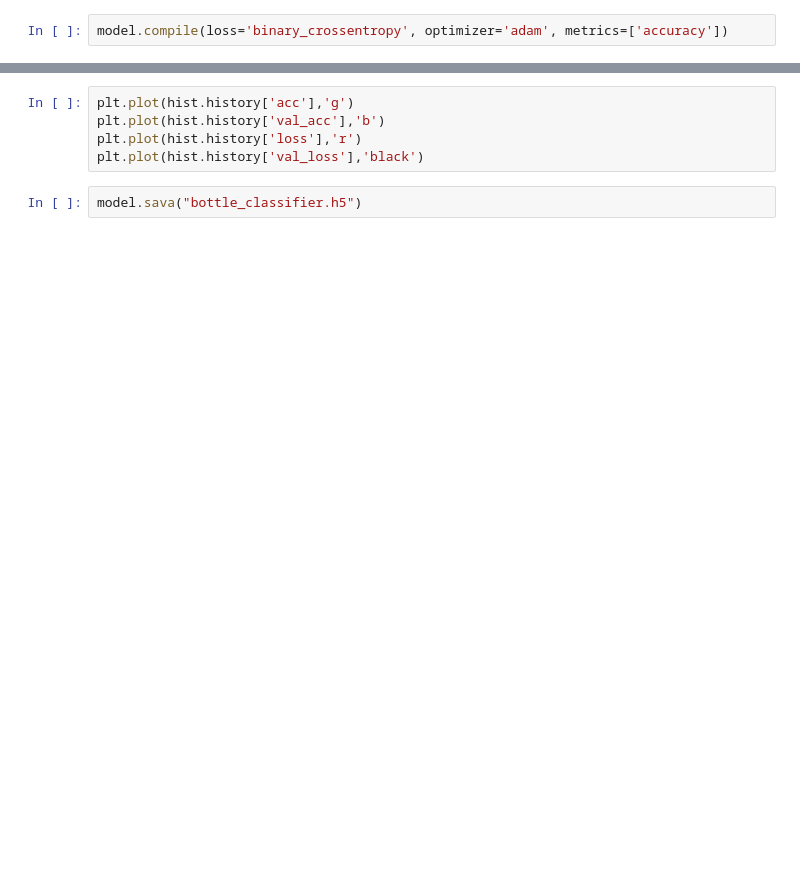
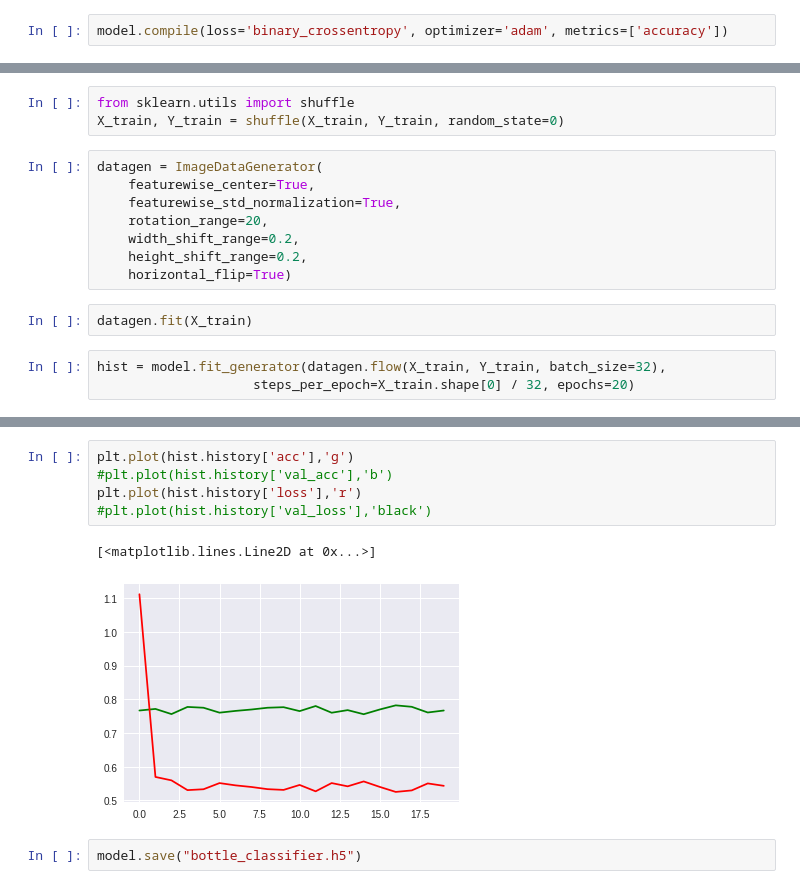
Before and after one commit to vasu-dev/packing-classifier, a Jupyter notebook: classifier.ipynb, the cells around one changed output, grey strips where cells are left out. Cells and saved outputs as stored; diff of their text form; blank space fills up the shorter version.

Commit message:
classifier added

```diff
--- a/classifier.ipynb
+++ b/classifier.ipynb
@@ -61,0 +87,16 @@ hist = model.fit(X_train,Y_train,
+# %%
+from sklearn.utils import shuffle
+X_train, Y_train = shuffle(X_train, Y_train, random_state=0)
+# %%
+datagen = ImageDataGenerator(
+    featurewise_center=True,
+    featurewise_std_normalization=True,
+    rotation_range=20,
+    width_shift_range=0.2,
+    height_shift_range=0.2,
+    horizontal_flip=True)
+# %%
+datagen.fit(X_train)
+# %%
+hist = model.fit_generator(datagen.flow(X_train, Y_train, batch_size=32),
+                    steps_per_epoch=X_train.shape[0] / 32, epochs=20)
@@ -62,7 +121,10 @@ hist = model.fit(X_train,Y_train,
 # %%
 plt.plot(hist.history['acc'],'g')
-plt.plot(hist.history['val_acc'],'b')
+#plt.plot(hist.history['val_acc'],'b')
 plt.plot(hist.history['loss'],'r')
-plt.plot(hist.history['val_loss'],'black')
+#plt.plot(hist.history['val_loss'],'black')
+# %% [output]
+[<matplotlib.lines.Line2D at 0x...>]
+[figure, added]
 # %%
-model.sava("bottle_classifier.h5")
+model.save("bottle_classifier.h5")
```
Also changed, not shown: parts of 7 cells of this notebook, 1 other file.
